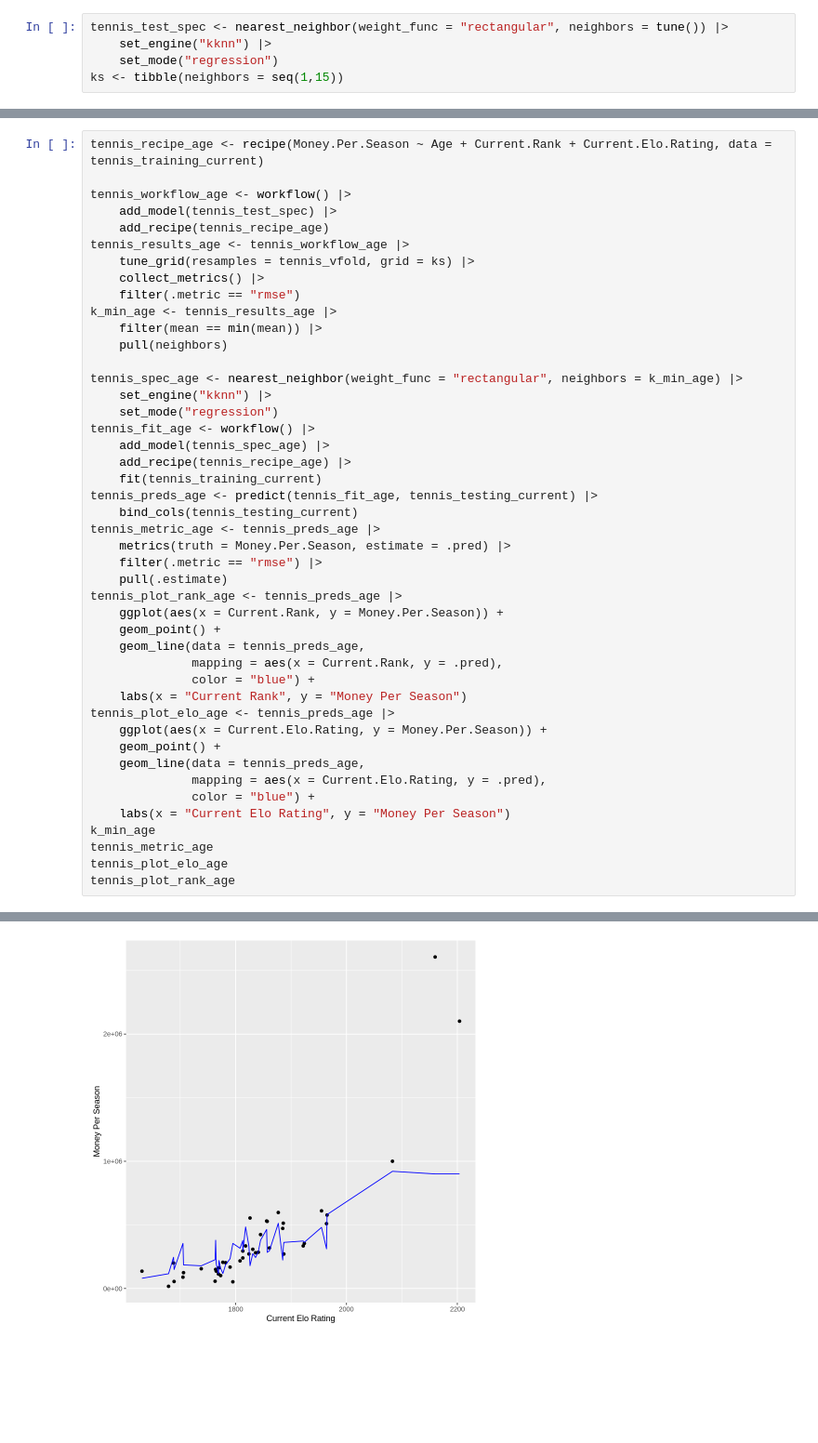
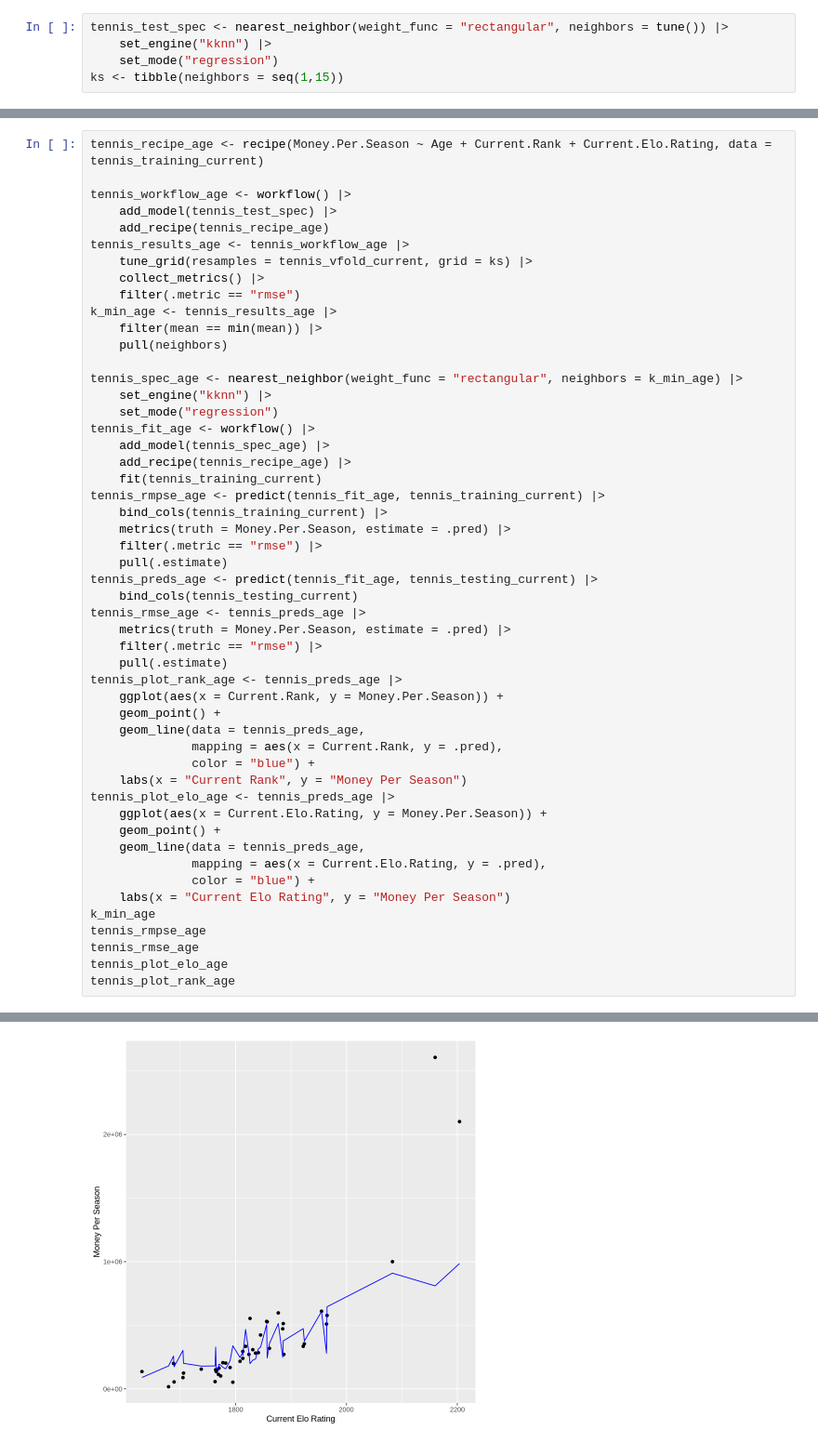
Before and after one commit to mnvibhakar/TennisSalaryProject, a Jupyter notebook: Nolan_Worksheet.ipynb, the cells around one changed output, grey strips where cells are left out. Shown at 93% size. Drawn from its saved outputs; the diff is of its cells as text; blank space fills up the shorter version.

```diff
--- a/Nolan_Worksheet.ipynb
+++ b/Nolan_Worksheet.ipynb
@@ -290,7 +297,7 @@ tennis_workflow_age <- workflow() |>
     add_model(tennis_test_spec) |>
     add_recipe(tennis_recipe_age)
 tennis_results_age <- tennis_workflow_age |>
-    tune_grid(resamples = tennis_vfold, grid = ks) |>
+    tune_grid(resamples = tennis_vfold_current, grid = ks) |>
     collect_metrics() |>
     filter(.metric == "rmse")
 k_min_age <- tennis_results_age |>
@@ -304,9 +311,14 @@ tennis_fit_age <- workflow() |>
     add_model(tennis_spec_age) |>
     add_recipe(tennis_recipe_age) |>
     fit(tennis_training_current)
+tennis_rmpse_age <- predict(tennis_fit_age, tennis_training_current) |>
+    bind_cols(tennis_training_current) |>
+    metrics(truth = Money.Per.Season, estimate = .pred) |>
+    filter(.metric == "rmse") |>
+    pull(.estimate)
 tennis_preds_age <- predict(tennis_fit_age, tennis_testing_current) |>
     bind_cols(tennis_testing_current)
-tennis_metric_age <- tennis_preds_age |>
+tennis_rmse_age <- tennis_preds_age |>
     metrics(truth = Money.Per.Season, estimate = .pred) |>
     filter(.metric == "rmse") |>
     pull(.estimate)
@@ -325,7 +337,8 @@ tennis_plot_elo_age <- tennis_preds_age |>
               color = "blue") +
     labs(x = "Current Elo Rating", y = "Money Per Season")
 k_min_age
-tennis_metric_age
+tennis_rmpse_age
+tennis_rmse_age
 tennis_plot_elo_age
 tennis_plot_rank_age
 # %% [output]
@@ -334 +348 @@ tennis_plot_rank_age
-[figure, old version]
+[figure, new version]
```
Also changed, not shown: parts of 17 cells of this notebook.
